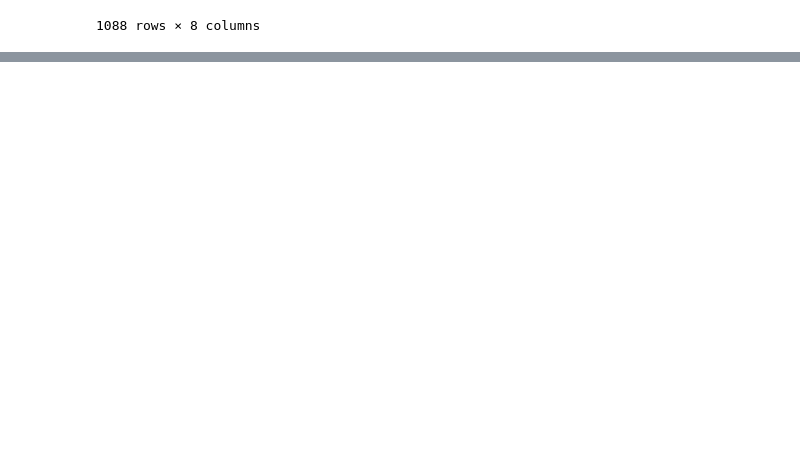
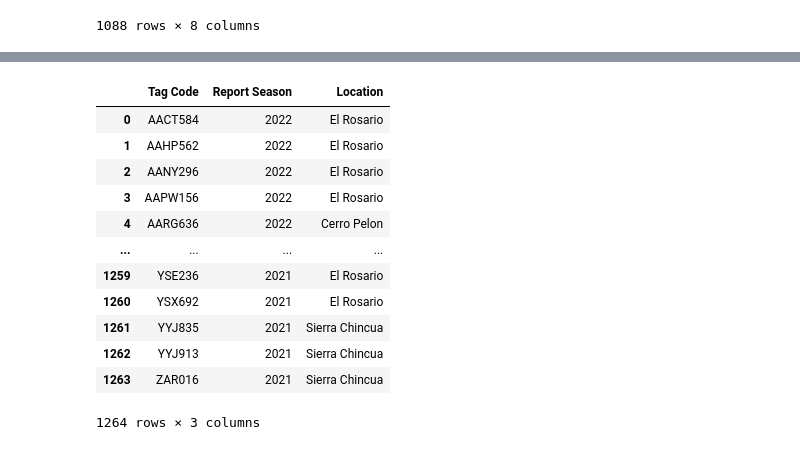
Before and after one commit to clareegan/Capstone, a Jupyter notebook: main.ipynb, the cells around one changed output, grey strips where cells are left out. Cells and saved outputs as stored; diff of their text form; code cells hidden in the pictures; blank space fills up the shorter version.

```diff
--- a/main.ipynb
+++ b/main.ipynb
@@ -23,0 +41,19 @@ df1
+# %%
+df3 = pd.read_csv("Inputs//Monarch Watch Tag Recoveries - Central Mexico - mexico-recoveries.csv")
+years_to_match = [2022, 2021]
+df3_filtered = df3[df3['Report Season'].isin(years_to_match)]
+df3_filtered
+# %% [output]
+|  | Tag Code | Report Season | Location |
+| 0 | AACT584 | 2022 | El Rosario |
+| 1 | AAHP562 | 2022 | El Rosario |
+| 2 | AANY296 | 2022 | El Rosario |
+| 3 | AAPW156 | 2022 | El Rosario |
+| 4 | AARG636 | 2022 | Cerro Pelon |
+| ... | ... | ... | ... |
+| 1259 | YSE236 | 2021 | El Rosario |
+| 1260 | YSX692 | 2021 | El Rosario |
+| 1261 | YYJ835 | 2021 | Sierra Chincua |
+| 1262 | YYJ913 | 2021 | Sierra Chincua |
+| 1263 | ZAR016 | 2021 | Sierra Chincua |
+1264 rows × 3 columns
```
Also changed, not shown: parts of 6 cells of this notebook.
